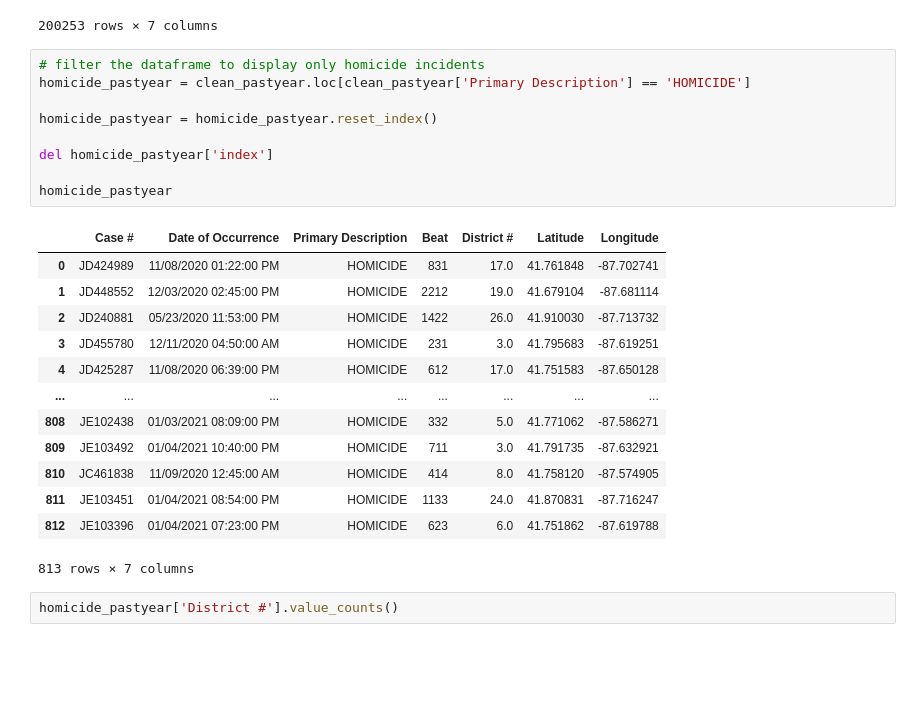
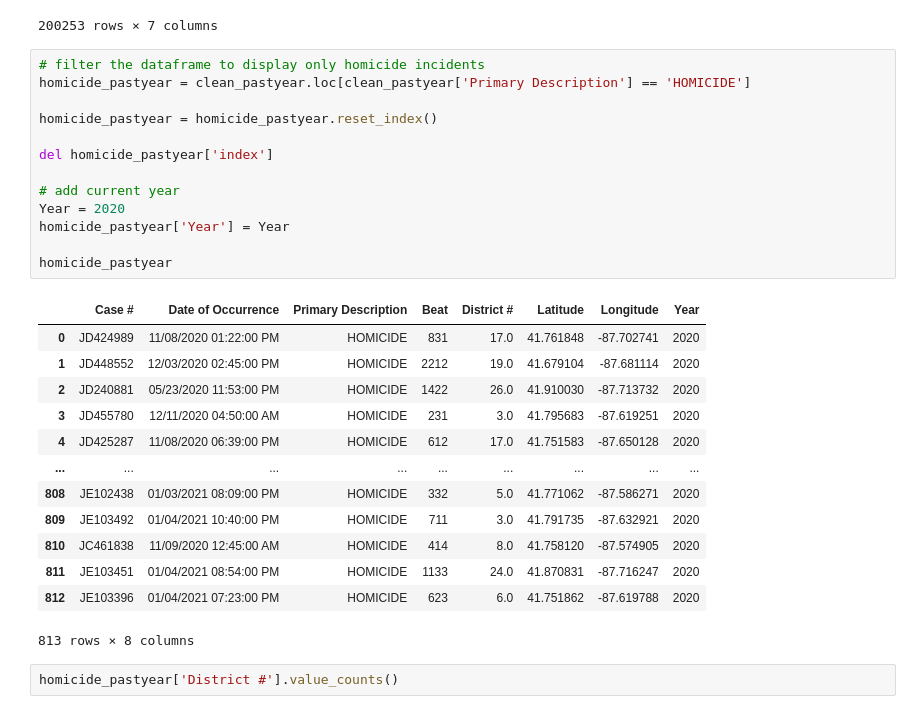
Before and after one commit to mcanad4/butler-groupC-project1, a Jupyter notebook: Chicago_Crime_Alivia.ipynb, the cells around one changed output. Drawn from its saved outputs; the diff is of its cells as text; blank space fills up the shorter version.

```diff
--- a/Chicago_Crime_Alivia.ipynb
+++ b/Chicago_Crime_Alivia.ipynb
@@ -59,26 +58,30 @@ clean_pastyear
 # %%
 # filter the dataframe to display only homicide incidents
 homicide_pastyear = clean_pastyear.loc[clean_pastyear['Primary Description'] == 'HOMICIDE']
 
 homicide_pastyear = homicide_pastyear.reset_index()
 
 del homicide_pastyear['index']
 
+# add current year
+Year = 2020
+homicide_pastyear['Year'] = Year
+
 homicide_pastyear
 # %% [output]
-|  | Case # | Date of Occurrence | Primary Description | Beat | District # | Latitude | Longitude |
-| 0 | JD424989 | 11/08/2020 01:22:00 PM | HOMICIDE | 831 | 17.0 | 41.761848 | -87.702741 |
-| 1 | JD448552 | 12/03/2020 02:45:00 PM | HOMICIDE | 2212 | 19.0 | 41.679104 | -87.681114 |
-| 2 | JD240881 | 05/23/2020 11:53:00 PM | HOMICIDE | 1422 | 26.0 | 41.910030 | -87.713732 |
-| 3 | JD455780 | 12/11/2020 04:50:00 AM | HOMICIDE | 231 | 3.0 | 41.795683 | -87.619251 |
-| 4 | JD425287 | 11/08/2020 06:39:00 PM | HOMICIDE | 612 | 17.0 | 41.751583 | -87.650128 |
-| ... | ... | ... | ... | ... | ... | ... | ... |
-| 808 | JE102438 | 01/03/2021 08:09:00 PM | HOMICIDE | 332 | 5.0 | 41.771062 | -87.586271 |
-| 809 | JE103492 | 01/04/2021 10:40:00 PM | HOMICIDE | 711 | 3.0 | 41.791735 | -87.632921 |
-| 810 | JC461838 | 11/09/2020 12:45:00 AM | HOMICIDE | 414 | 8.0 | 41.758120 | -87.574905 |
-| 811 | JE103451 | 01/04/2021 08:54:00 PM | HOMICIDE | 1133 | 24.0 | 41.870831 | -87.716247 |
-| 812 | JE103396 | 01/04/2021 07:23:00 PM | HOMICIDE | 623 | 6.0 | 41.751862 | -87.619788 |
+|  | Case # | Date of Occurrence | Primary Description | Beat | District # | Latitude | Longitude | Year |
+| 0 | JD424989 | 11/08/2020 01:22:00 PM | HOMICIDE | 831 | 17.0 | 41.761848 | -87.702741 | 2020 |
+| 1 | JD448552 | 12/03/2020 02:45:00 PM | HOMICIDE | 2212 | 19.0 | 41.679104 | -87.681114 | 2020 |
+| 2 | JD240881 | 05/23/2020 11:53:00 PM | HOMICIDE | 1422 | 26.0 | 41.910030 | -87.713732 | 2020 |
+| 3 | JD455780 | 12/11/2020 04:50:00 AM | HOMICIDE | 231 | 3.0 | 41.795683 | -87.619251 | 2020 |
+| 4 | JD425287 | 11/08/2020 06:39:00 PM | HOMICIDE | 612 | 17.0 | 41.751583 | -87.650128 | 2020 |
+| ... | ... | ... | ... | ... | ... | ... | ... | ... |
+| 808 | JE102438 | 01/03/2021 08:09:00 PM | HOMICIDE | 332 | 5.0 | 41.771062 | -87.586271 | 2020 |
+| 809 | JE103492 | 01/04/2021 10:40:00 PM | HOMICIDE | 711 | 3.0 | 41.791735 | -87.632921 | 2020 |
+| 810 | JC461838 | 11/09/2020 12:45:00 AM | HOMICIDE | 414 | 8.0 | 41.758120 | -87.574905 | 2020 |
+| 811 | JE103451 | 01/04/2021 08:54:00 PM | HOMICIDE | 1133 | 24.0 | 41.870831 | -87.716247 | 2020 |
+| 812 | JE103396 | 01/04/2021 07:23:00 PM | HOMICIDE | 623 | 6.0 | 41.751862 | -87.619788 | 2020 |
-813 rows × 7 columns
+813 rows × 8 columns
 # %%
 homicide_pastyear['District #'].value_counts()
 # %% [output]
```
Also changed, not shown: parts of 7 cells of this notebook, 3 other files.
